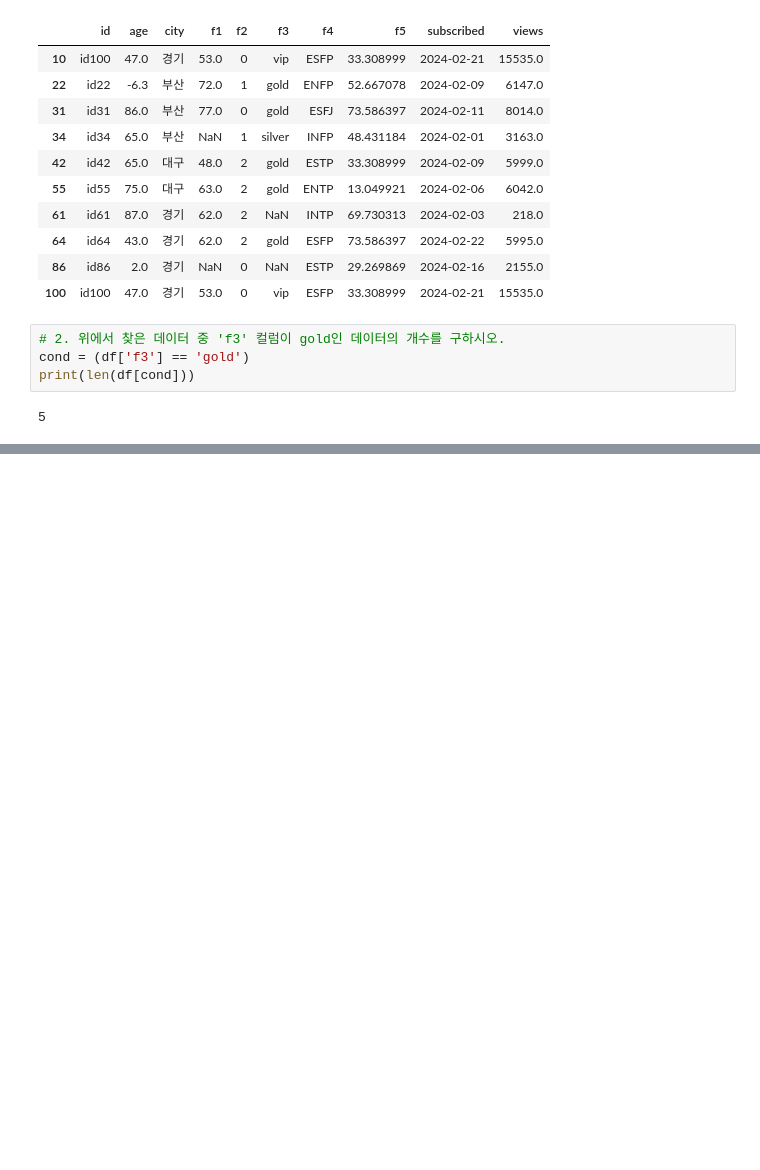
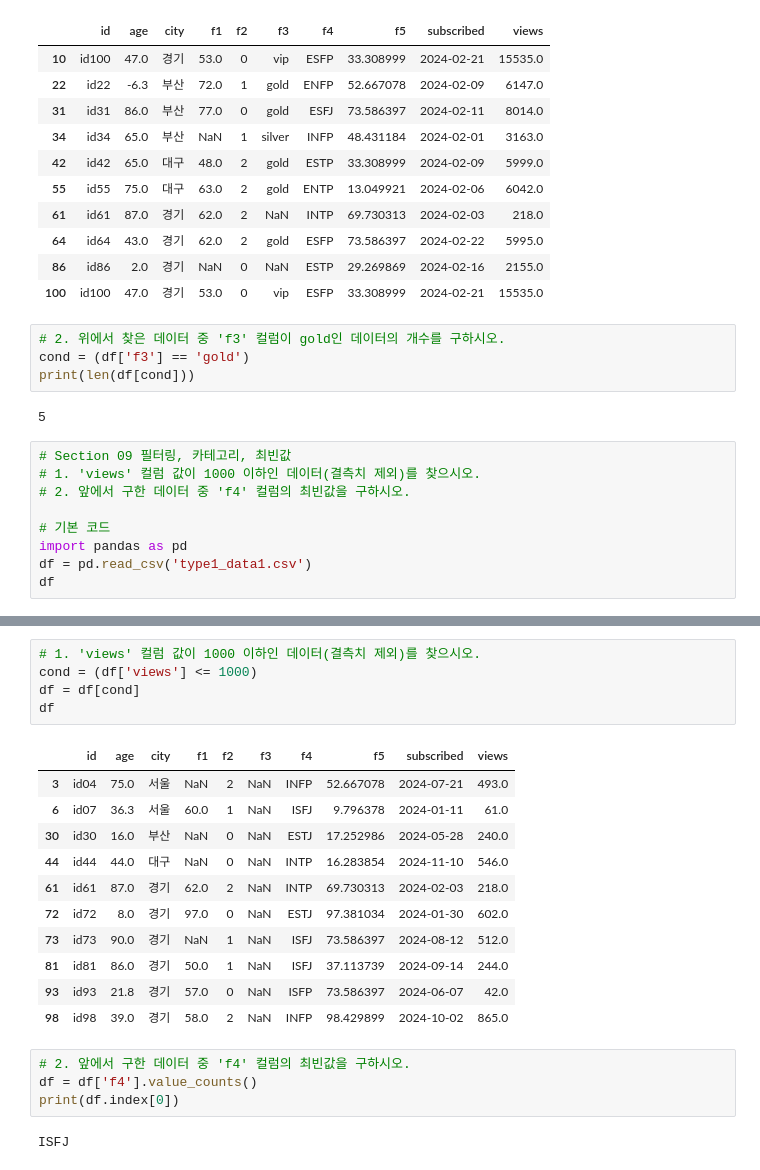
Before and after one commit to bbang-jun/Big-Data-Analysis-Engineer-Practical-Test, a Jupyter notebook: 작업형1/작업형1_연습문제.ipynb, the cells around one changed output, grey strips where cells are left out. Cells and saved outputs as stored; diff of their text form; blank space fills up the shorter version.

Commit message:
작업형1 # Section 10 그룹핑, 최댓값, 정렬

```diff
--- a/작업형1/작업형1_연습문제.ipynb
+++ b/작업형1/작업형1_연습문제.ipynb
@@ -453,3 +448,12 @@ cond = (df['f3'] == 'gold')
 print(len(df[cond]))
 # %% [output]
 5
+# %%
+# Section 09 필터링, 카테고리, 최빈값
+# 1. 'views' 컬럼 값이 1000 이하인 데이터(결측치 제외)를 찾으시오.
+# 2. 앞에서 구한 데이터 중 'f4' 컬럼의 최빈값을 구하시오.
+
+# 기본 코드
+import pandas as pd
+df = pd.read_csv('type1_data1.csv')
+df
@@ -455,0 +474,23 @@ print(len(df[cond]))
+# %%
+# 1. 'views' 컬럼 값이 1000 이하인 데이터(결측치 제외)를 찾으시오.
+cond = (df['views'] <= 1000)
+df = df[cond]
+df
+# %% [output]
+|  | id | age | city | f1 | f2 | f3 | f4 | f5 | subscribed | views |
+| 3 | id04 | 75.0 | 서울 | NaN | 2 | NaN | INFP | 52.667078 | 2024-07-21 | 493.0 |
+| 6 | id07 | 36.3 | 서울 | 60.0 | 1 | NaN | ISFJ | 9.796378 | 2024-01-11 | 61.0 |
+| 30 | id30 | 16.0 | 부산 | NaN | 0 | NaN | ESTJ | 17.252986 | 2024-05-28 | 240.0 |
+| 44 | id44 | 44.0 | 대구 | NaN | 0 | NaN | INTP | 16.283854 | 2024-11-10 | 546.0 |
+| 61 | id61 | 87.0 | 경기 | 62.0 | 2 | NaN | INTP | 69.730313 | 2024-02-03 | 218.0 |
+| 72 | id72 | 8.0 | 경기 | 97.0 | 0 | NaN | ESTJ | 97.381034 | 2024-01-30 | 602.0 |
+| 73 | id73 | 90.0 | 경기 | NaN | 1 | NaN | ISFJ | 73.586397 | 2024-08-12 | 512.0 |
+| 81 | id81 | 86.0 | 경기 | 50.0 | 1 | NaN | ISFJ | 37.113739 | 2024-09-14 | 244.0 |
+| 93 | id93 | 21.8 | 경기 | 57.0 | 0 | NaN | ISFP | 73.586397 | 2024-06-07 | 42.0 |
+| 98 | id98 | 39.0 | 경기 | 58.0 | 2 | NaN | INFP | 98.429899 | 2024-10-02 | 865.0 |
+# %%
+# 2. 앞에서 구한 데이터 중 'f4' 컬럼의 최빈값을 구하시오.
+df = df['f4'].value_counts()
+print(df.index[0])
+# %% [output]
+ISFJ
```
Also changed, not shown: parts of 6 cells of this notebook, 1 other file.
